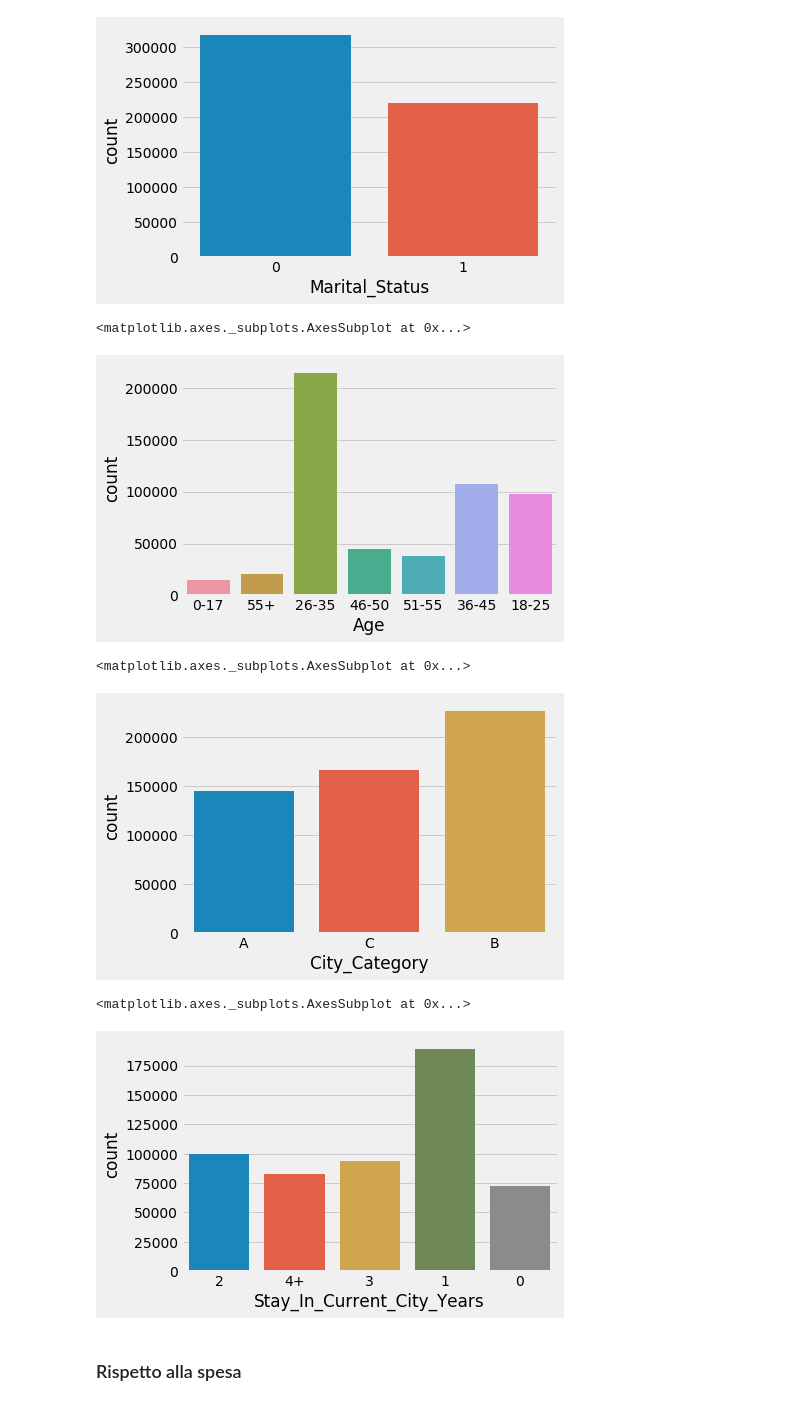
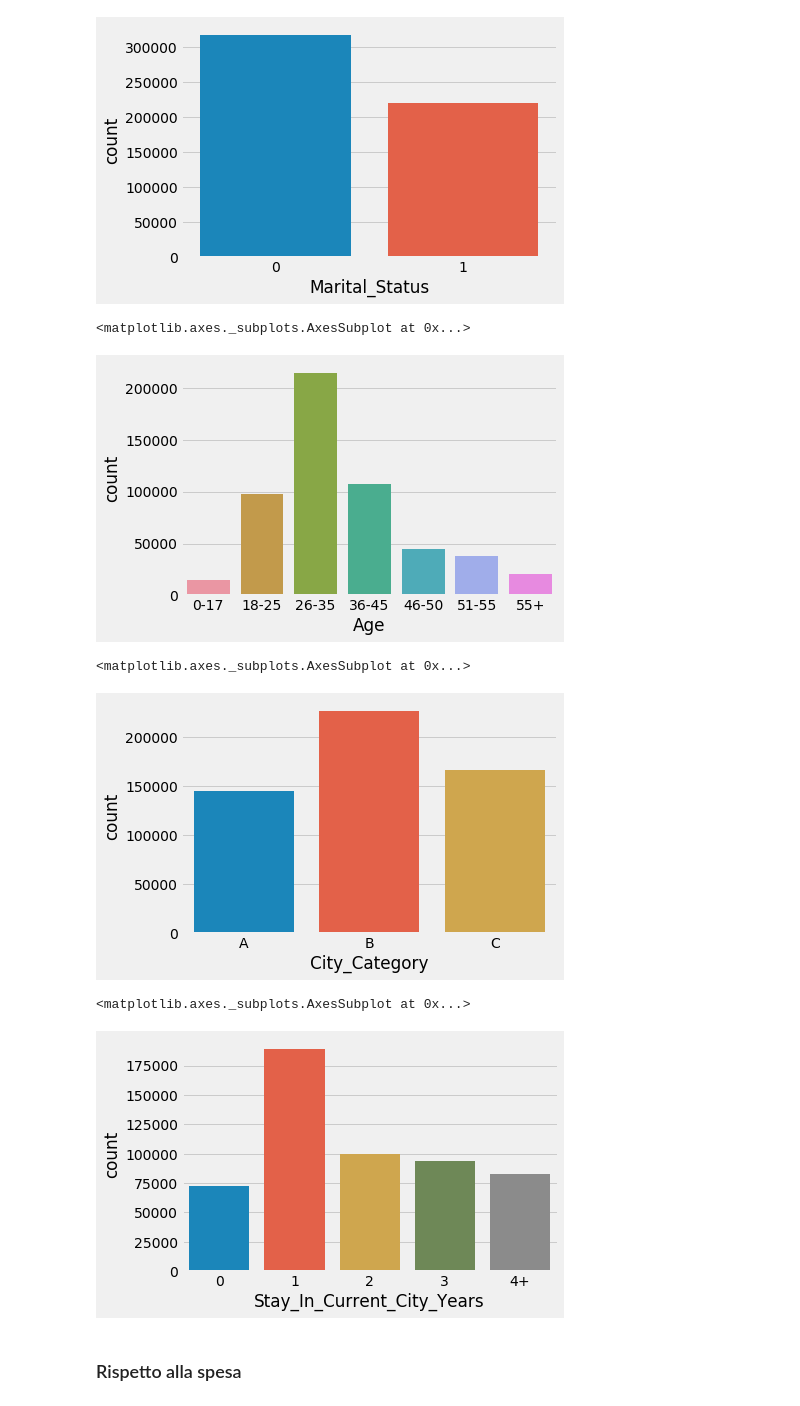
Before and after one commit to michbelle/Machine_learning_project, a Jupyter notebook: blackfriday_project.ipynb, the cells around one changed output. Saved outputs shown, nothing was run; the diff lists cells and outputs as text; code cells hidden in the pictures.

```diff
--- a/blackfriday_project.ipynb
+++ b/blackfriday_project.ipynb
@@ -97,22 +97,23 @@ sns.countplot(data.Marital_Status)
 [figure]
 # %%
 #conteggio ordini in base all'età
-sns.countplot(data.Age)
+k=['0-17','18-25','26-35','36-45','46-50','51-55','55+']
+sns.countplot(data.Age, order=k)
 # %% [output]
 <matplotlib.axes._subplots.AxesSubplot at 0x...>
-[figure, old version]
+[figure, new version]
 # %%
 #conteggio ordini rispetto alla categoria della città
-sns.countplot(data.City_Category)
+sns.countplot(data.City_Category, order=['A','B','C'])
 # %% [output]
 <matplotlib.axes._subplots.AxesSubplot at 0x...>
-[figure, old version]
+[figure, new version]
 # %%
 #in base da quanto tempo abitano in quella città
-sns.countplot(data.Stay_In_Current_City_Years)
+sns.countplot(data.Stay_In_Current_City_Years, order=['0','1','2','3','4+'])
 # %% [output]
 <matplotlib.axes._subplots.AxesSubplot at 0x...>
-[figure, old version]
+[figure, new version]
 # %% [markdown]
 ### Rispetto alla spesa
 # %%
```
Also changed, not shown: parts of 1 cell of this notebook, 17 other files.
